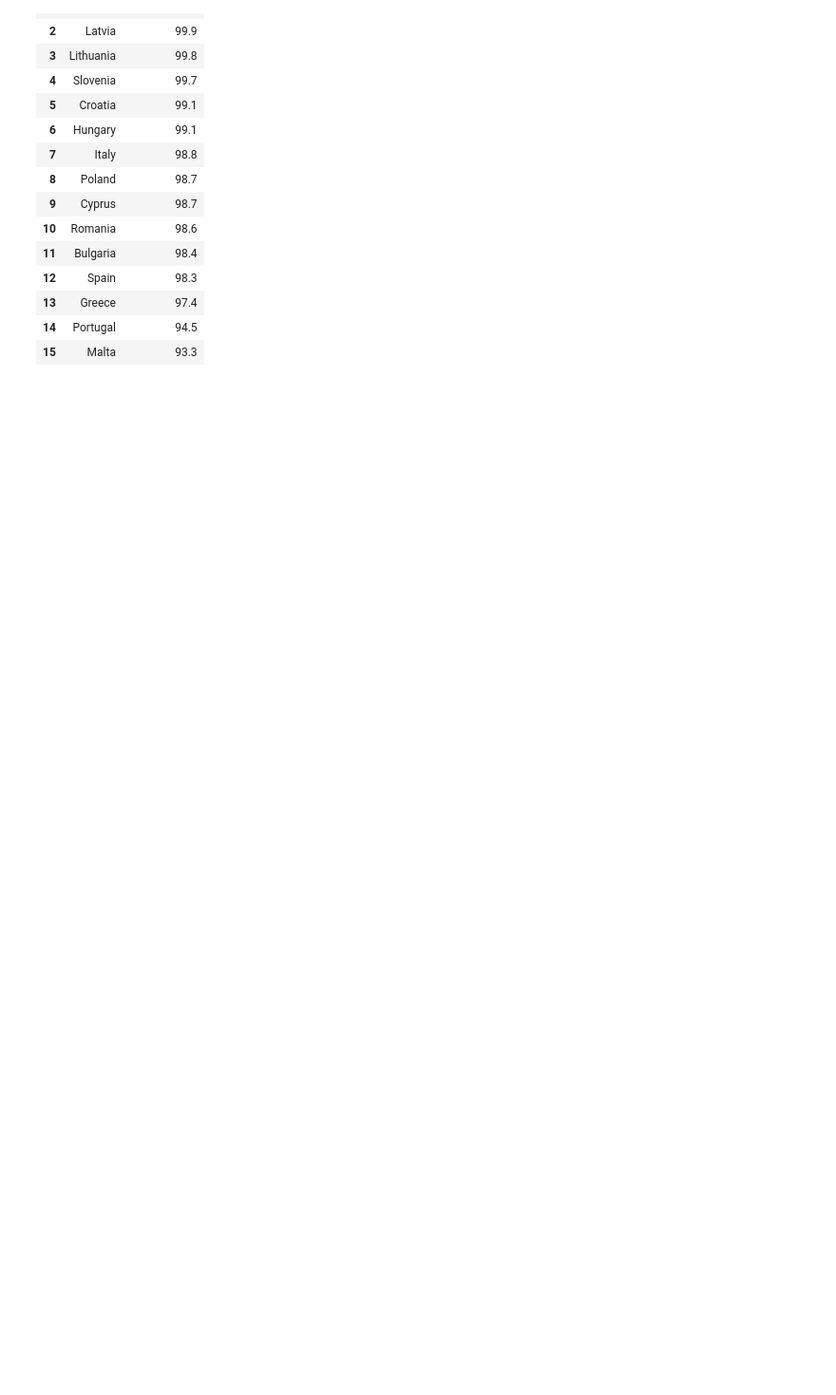
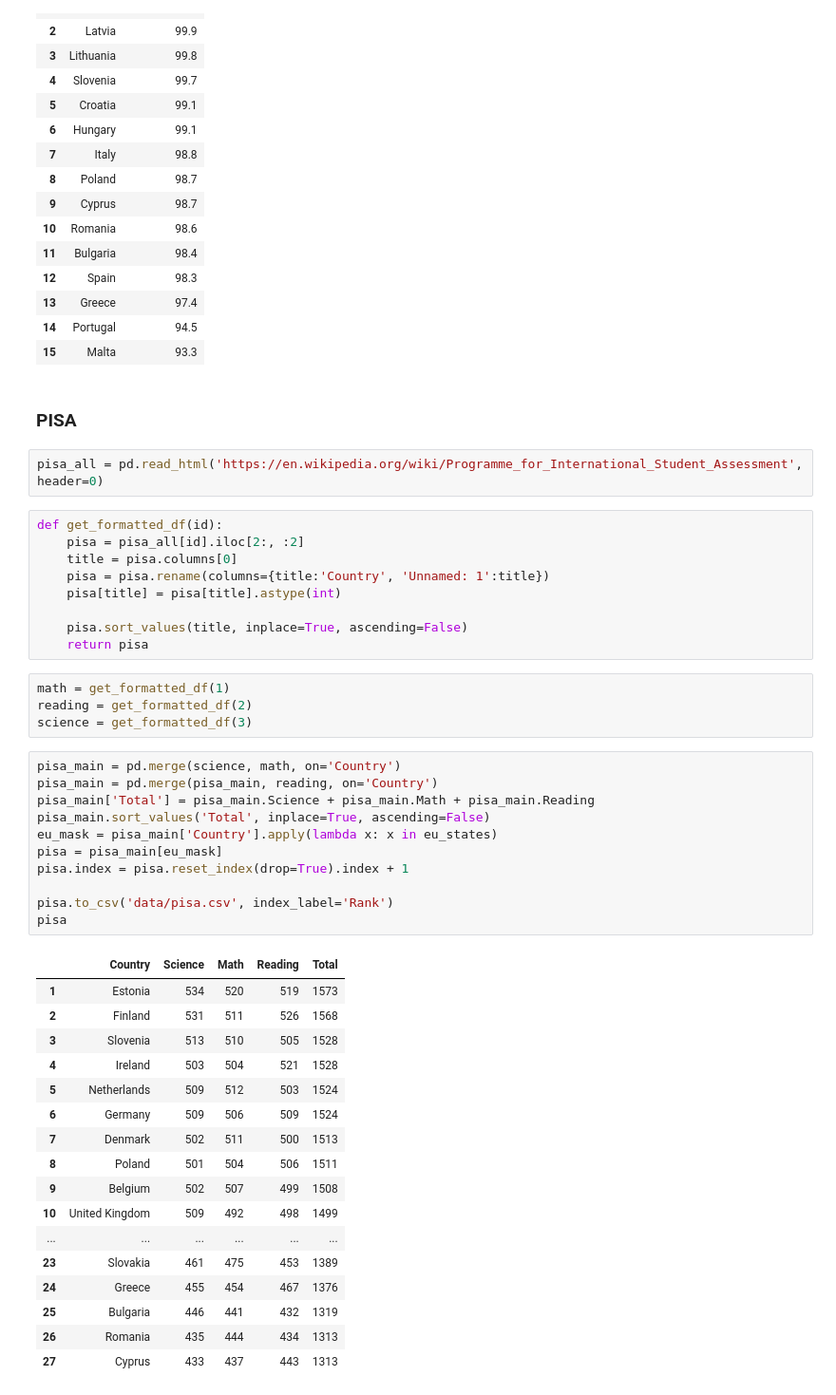
Before and after one commit to korjusk/Estonia, a Jupyter notebook: gather_data.ipynb, the cells around one changed output. Shown at 95% size. Drawn from its saved outputs; the diff is of its cells as text; blank space fills up the shorter version.

Commit message:
added pisa

```diff
--- a/gather_data.ipynb
+++ b/gather_data.ipynb
@@ -188,3 +188,49 @@ literacy
 | 13 | Greece | 97.4 |
 | 14 | Portugal | 94.5 |
 | 15 | Malta | 93.3 |
+# %% [markdown]
+### PISA
+# %%
+pisa_all = pd.read_html('https://en.wikipedia.org/wiki/Programme_for_International_Student_Assessment', header=0)
+# %%
+def get_formatted_df(id):
+    pisa = pisa_all[id].iloc[2:, :2]
+    title = pisa.columns[0]
+    pisa = pisa.rename(columns={title:'Country', 'Unnamed: 1':title})
+    pisa[title] = pisa[title].astype(int)
+
+    pisa.sort_values(title, inplace=True, ascending=False)
+    return pisa
+# %%
+math = get_formatted_df(1)
+reading = get_formatted_df(2)
+science = get_formatted_df(3)
+# %%
+pisa_main = pd.merge(science, math, on='Country')
+pisa_main = pd.merge(pisa_main, reading, on='Country')
+pisa_main['Total'] = pisa_main.Science + pisa_main.Math + pisa_main.Reading
+pisa_main.sort_values('Total', inplace=True, ascending=False)
+eu_mask = pisa_main['Country'].apply(lambda x: x in eu_states)
+pisa = pisa_main[eu_mask]
+pisa.index = pisa.reset_index(drop=True).index + 1
+
+pisa.to_csv('data/pisa.csv', index_label='Rank')
+pisa
+# %% [output]
+|  | Country | Science | Math | Reading | Total |
+| 1 | Estonia | 534 | 520 | 519 | 1573 |
+| 2 | Finland | 531 | 511 | 526 | 1568 |
+| 3 | Slovenia | 513 | 510 | 505 | 1528 |
+| 4 | Ireland | 503 | 504 | 521 | 1528 |
+| 5 | Netherlands | 509 | 512 | 503 | 1524 |
+| 6 | Germany | 509 | 506 | 509 | 1524 |
+| 7 | Denmark | 502 | 511 | 500 | 1513 |
+| 8 | Poland | 501 | 504 | 506 | 1511 |
+| 9 | Belgium | 502 | 507 | 499 | 1508 |
+| 10 | United Kingdom | 509 | 492 | 498 | 1499 |
+| ... | ... | ... | ... | ... | ... |
+| 23 | Slovakia | 461 | 475 | 453 | 1389 |
+| 24 | Greece | 455 | 454 | 467 | 1376 |
+| 25 | Bulgaria | 446 | 441 | 432 | 1319 |
+| 26 | Romania | 435 | 444 | 434 | 1313 |
+| 27 | Cyprus | 433 | 437 | 443 | 1313 |
```
Also changed, not shown: 2 other files.
